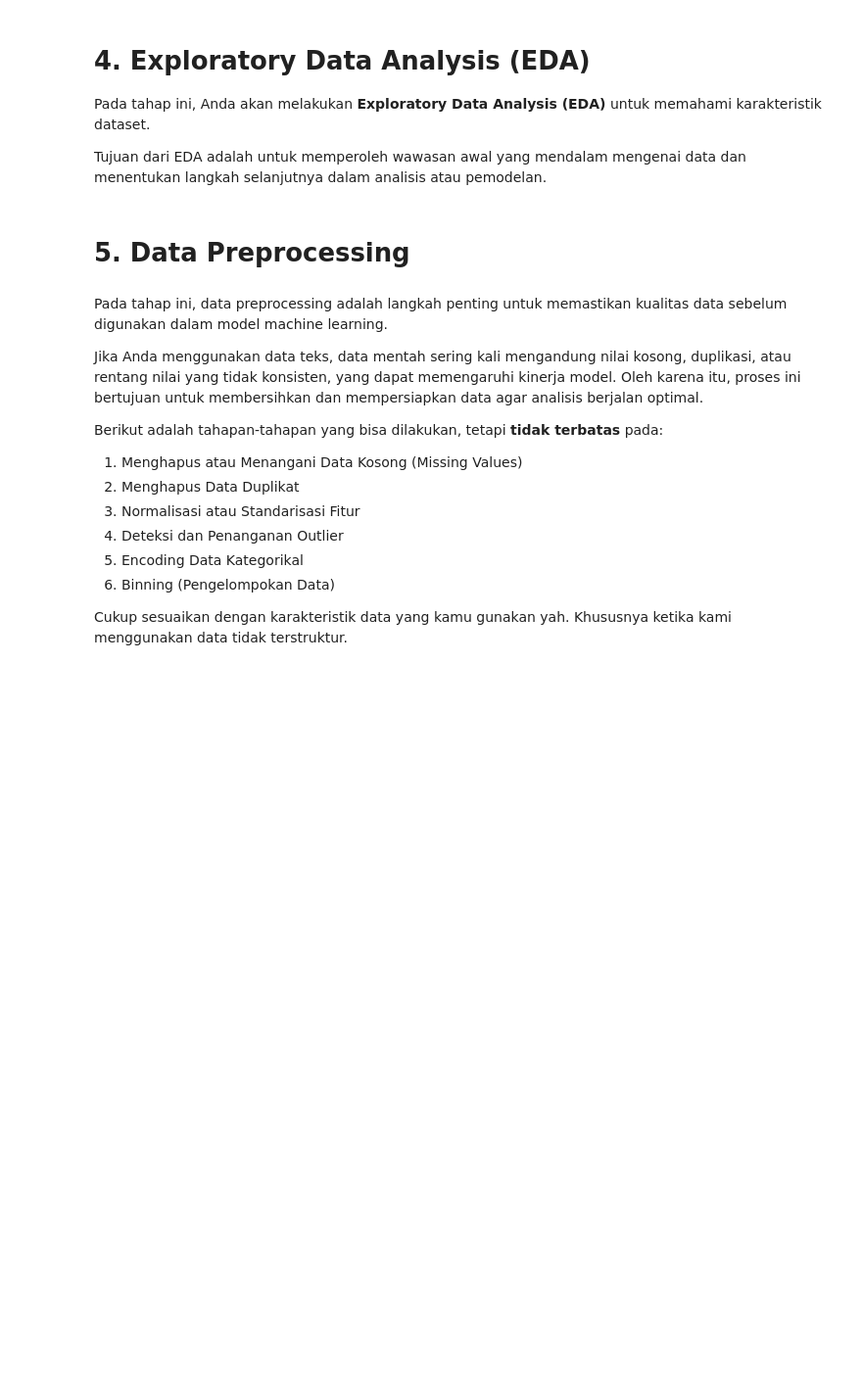
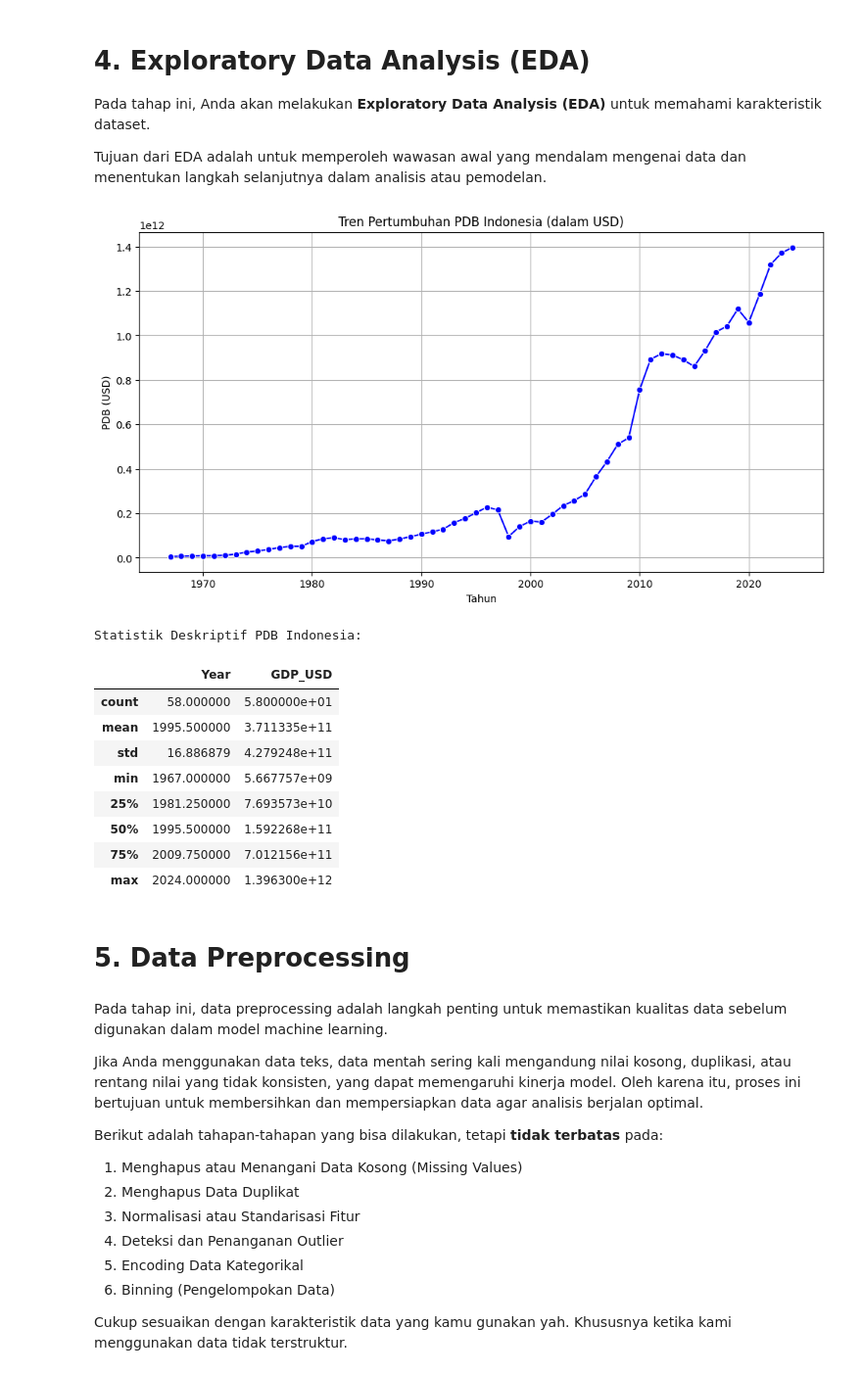
Before and after one commit to cahyadife/Experiment-Membangun-SML, a Jupyter notebook: Eksperimen_SML_Cahyadi/preprocessing/Eksperimen_Cahyadi.ipynb, the cells around one changed output. Shown at 98% size. Drawn from its saved outputs; the diff is of its cells as text; code cells hidden in the pictures; blank space fills up the shorter version.

```diff
--- a/Eksperimen_SML_Cahyadi/preprocessing/Eksperimen_Cahyadi.ipynb
+++ b/Eksperimen_SML_Cahyadi/preprocessing/Eksperimen_Cahyadi.ipynb
@@ -22,8 +23,3 @@ Pada tahap ini, Anda perlu memuat dataset ke dalam notebook. Jika dataset dalam
 Jika dataset berada di Google Drive, pastikan Anda menghubungkan Google Drive ke Colab terlebih dahulu. Setelah dataset berhasil dimuat, langkah berikutnya adalah memeriksa kesesuaian data dan siap untuk dianalisis lebih lanjut.
 
 Jika dataset berupa unstructured data, silakan sesuaikan dengan format seperti kelas Machine Learning Pengembangan atau Machine Learning Terapan
-# %%
-raw_path = Path('../namadataset_raw/indonesia_gdp_raw.csv')
-df = pd.read_csv(raw_path)
-print("Dataset shape:", df.shape)
-print(df.head())
@@ -70,3 +79,28 @@ plt.show()
+# %%
+# Visualisasi Tren PDB Indonesia
+plt.figure(figsize=(12, 6))
+sns.lineplot(data=df, x='Year', y='GDP_USD', marker='o', color='b')
+plt.title('Tren Pertumbuhan PDB Indonesia (dalam USD)')
+plt.xlabel('Tahun')
+plt.ylabel('PDB (USD)')
+plt.grid(True)
+plt.show()
+
+# Statistik Deskriptif
+print("Statistik Deskriptif PDB Indonesia:")
+display(df.describe())
+# %% [output]
+[figure, added]
+Statistik Deskriptif PDB Indonesia:
+|  | Year | GDP_USD |
+| count | 58.000000 | 5.800000e+01 |
+| mean | 1995.500000 | 3.711335e+11 |
+| std | 16.886879 | 4.279248e+11 |
+| min | 1967.000000 | 5.667757e+09 |
+| 25% | 1981.250000 | 7.693573e+10 |
+| 50% | 1995.500000 | 1.592268e+11 |
+| 75% | 2009.750000 | 7.012156e+11 |
+| max | 2024.000000 | 1.396300e+12 |
 # %% [markdown]
 # **5. Data Preprocessing**
 # %% [markdown]
```
Also changed, not shown: parts of 6 cells of this notebook, 34 other files.
